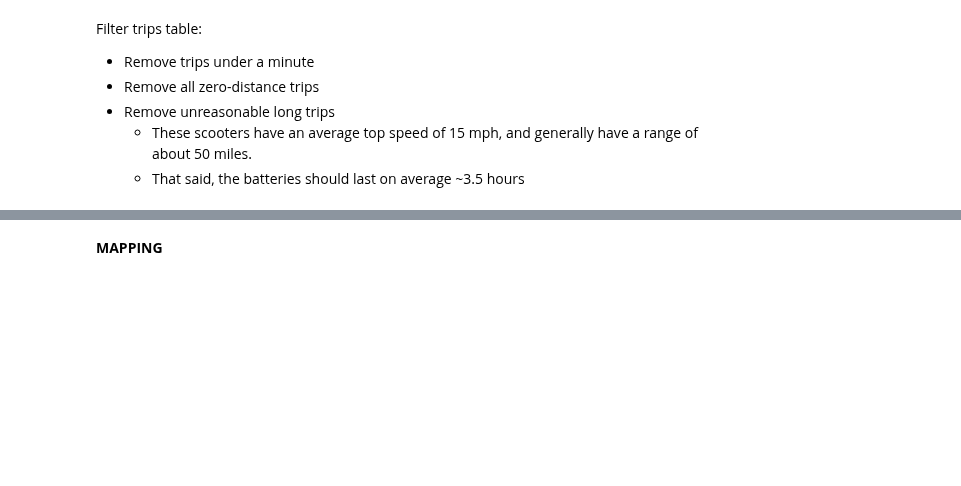
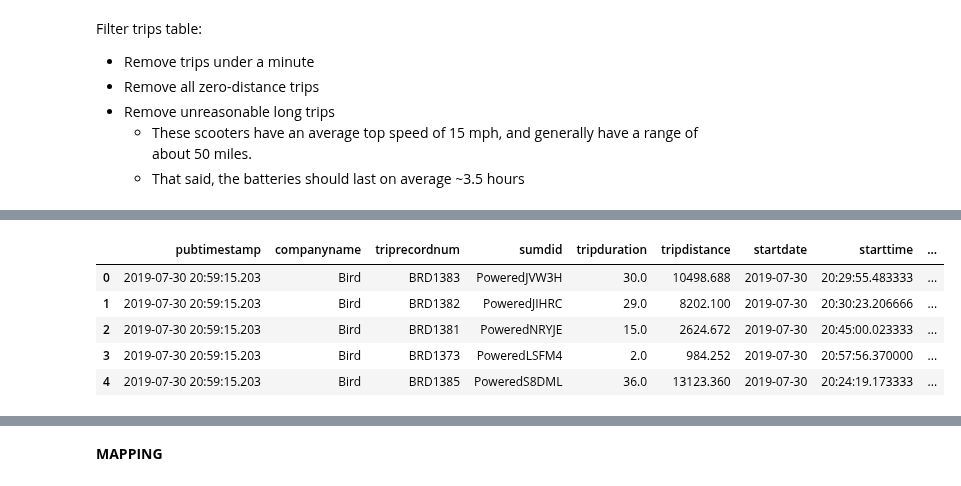
Before and after one commit to NSS-Data-Analytics-Cohort-10/scooters-group-6, a Jupyter notebook: notebooks/scooters.ipynb, the cells around one changed output, grey strips where cells are left out. Cells and saved outputs as stored; diff of their text form; code cells hidden in the pictures; blank space fills up the shorter version.

```diff
--- a/notebooks/scooters.ipynb
+++ b/notebooks/scooters.ipynb
@@ -191,0 +294,12 @@ sns.barplot
+# %%
+trips['month'] = trips['pubtimestamp'].dt.month
+trips['time'] = trips['pubtimestamp'].dt.time
+trips['weekday'] = trips['pubtimestamp'].dt.weekday
+trips.head()
+# %% [output]
+|  | pubtimestamp | companyname | triprecordnum | sumdid | tripduration | tripdistance | startdate | starttime | ... |
+| 0 | 2019-07-30 20:59:15.203 | Bird | BRD1383 | PoweredJVW3H | 30.0 | 10498.688 | 2019-07-30 | 20:29:55.483333 | ... |
+| 1 | 2019-07-30 20:59:15.203 | Bird | BRD1382 | PoweredJIHRC | 29.0 | 8202.100 | 2019-07-30 | 20:30:23.206666 | ... |
+| 2 | 2019-07-30 20:59:15.203 | Bird | BRD1381 | PoweredNRYJE | 15.0 | 2624.672 | 2019-07-30 | 20:45:00.023333 | ... |
+| 3 | 2019-07-30 20:59:15.203 | Bird | BRD1373 | PoweredLSFM4 | 2.0 | 984.252 | 2019-07-30 | 20:57:56.370000 | ... |
+| 4 | 2019-07-30 20:59:15.203 | Bird | BRD1385 | PoweredS8DML | 36.0 | 13123.360 | 2019-07-30 | 20:24:19.173333 | ... |
```
Also changed, not shown: parts of 28 cells of this notebook, 3 other files.
